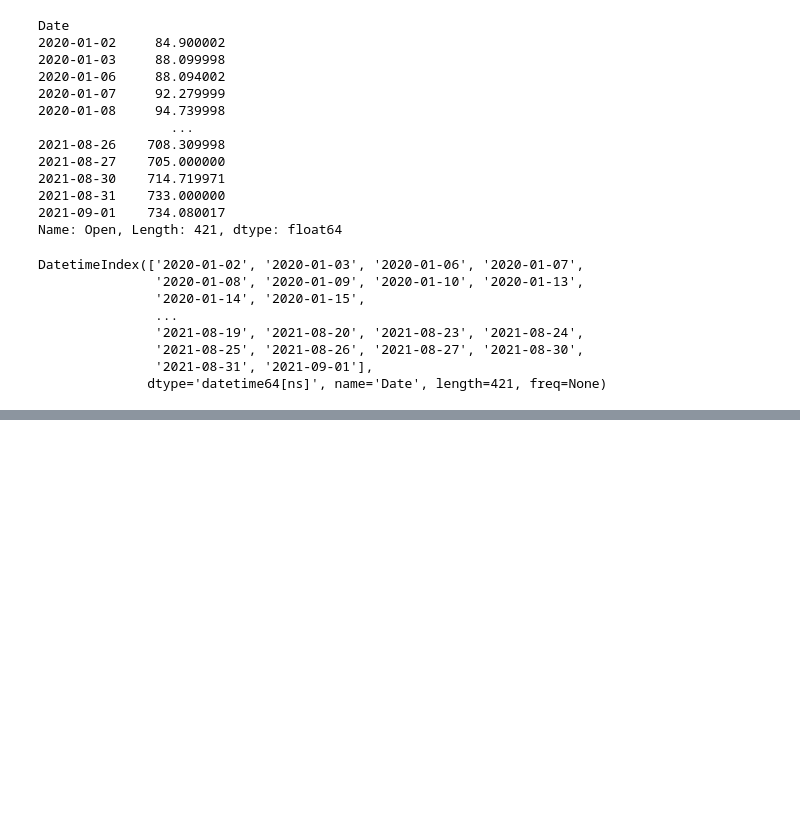
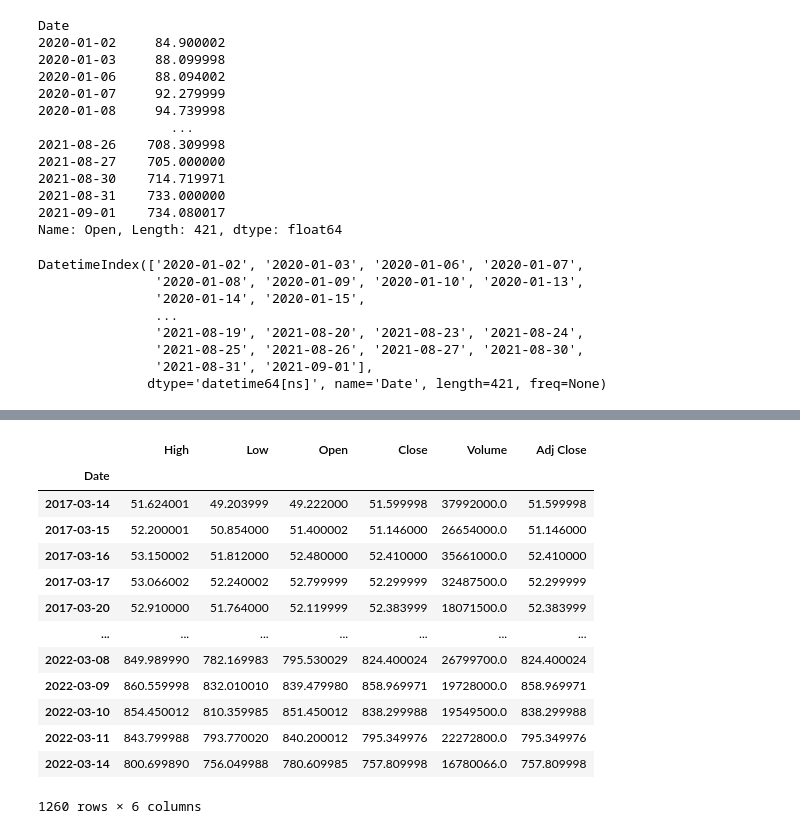
Before and after one commit to veerandra7/time_series_full_with_implementation, a Jupyter notebook: 01_time_series_eda.ipynb, the cells around one changed output, grey strips where cells are left out. Drawn from its saved outputs; the diff is of its cells as text; code cells hidden in the pictures; blank space fills up the shorter version.

```diff
--- a/01_time_series_eda.ipynb
+++ b/01_time_series_eda.ipynb
@@ -136,0 +166,2 @@ DatetimeIndex(['2020-01-02', '2020-01-03', '2020-01-06', '2020-01-07',
+# %%
+df_tesla = df_tesla.reset_index()
@@ -136,0 +194,17 @@ DatetimeIndex(['2020-01-02', '2020-01-03', '2020-01-06', '2020-01-07',
+# %%
+df_tesla.set_index('Date')
+# %% [output]
+|  | High | Low | Open | Close | Volume | Adj Close |
+| Date |  |  |  |  |  |  |
+| 2017-03-14 | 51.624001 | 49.203999 | 49.222000 | 51.599998 | 37992000.0 | 51.599998 |
+| 2017-03-15 | 52.200001 | 50.854000 | 51.400002 | 51.146000 | 26654000.0 | 51.146000 |
+| 2017-03-16 | 53.150002 | 51.812000 | 52.480000 | 52.410000 | 35661000.0 | 52.410000 |
+| 2017-03-17 | 53.066002 | 52.240002 | 52.799999 | 52.299999 | 32487500.0 | 52.299999 |
+| 2017-03-20 | 52.910000 | 51.764000 | 52.119999 | 52.383999 | 18071500.0 | 52.383999 |
+| ... | ... | ... | ... | ... | ... | ... |
+| 2022-03-08 | 849.989990 | 782.169983 | 795.530029 | 824.400024 | 26799700.0 | 824.400024 |
+| 2022-03-09 | 860.559998 | 832.010010 | 839.479980 | 858.969971 | 19728000.0 | 858.969971 |
+| 2022-03-10 | 854.450012 | 810.359985 | 851.450012 | 838.299988 | 19549500.0 | 838.299988 |
+| 2022-03-11 | 843.799988 | 793.770020 | 840.200012 | 795.349976 | 22272800.0 | 795.349976 |
+| 2022-03-14 | 800.699890 | 756.049988 | 780.609985 | 757.809998 | 16780066.0 | 757.809998 |
+1260 rows × 6 columns
```
Also changed, not shown: parts of 11 cells of this notebook.
